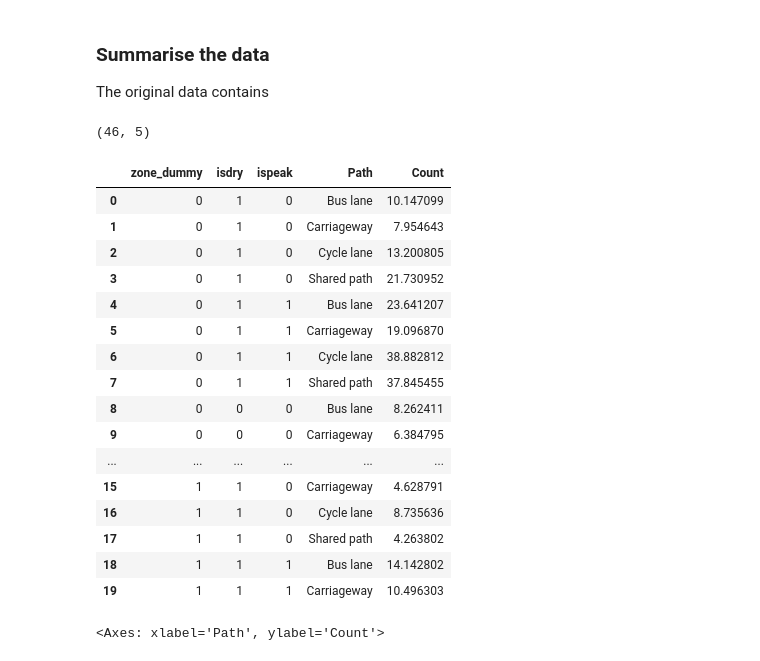
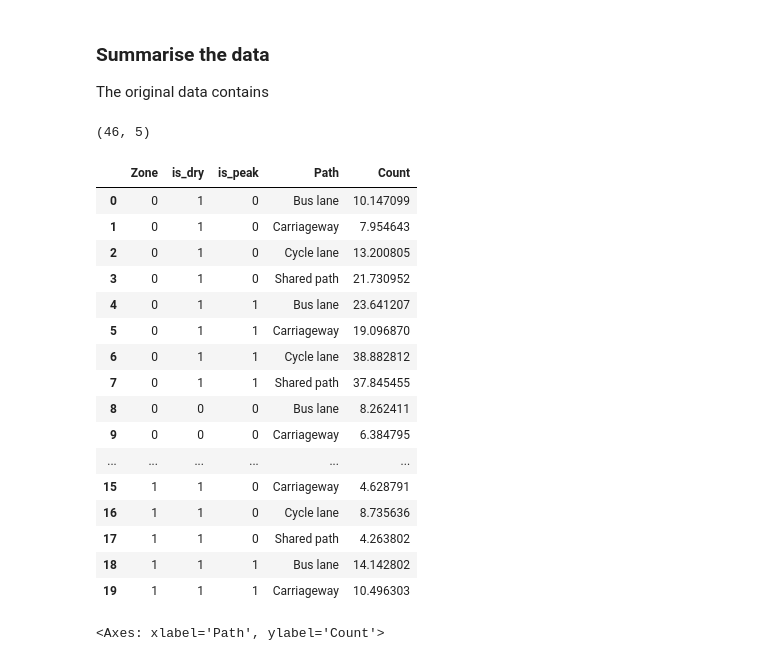
Before and after one commit to sokimura39/QM_Group, a Jupyter notebook: regression.ipynb, the cells around one changed output. Saved outputs shown, nothing was run; the diff lists cells and outputs as text; code cells hidden in the pictures.

```diff
--- a/regression.ipynb
+++ b/regression.ipynb
@@ -78,13 +78,16 @@ The data is cleaned using the following criteria:
 count_joined = count.join(point.set_index('Site ID')[['Borough', 'Road type']], on = 'UnqID')
 
 # Add a new column of distance with distance from centre
-count_joined['zone_dummy'] = count_joined.Zone.map({'Central': 0, 'Inner': 1, 'Outer': 2})
+count_joined['Zone'] = count_joined.Zone.map({'Central': 0, 'Inner': 1, 'Outer': 2})
 
 # Add a new column of isdry and map it to dry: 1 and wet: 0 based on the value of the Weather column
-count_joined['isdry'] = count_joined.Weather.map({'Dry': 1, 'Wet': 0})
+count_joined['is_dry'] = count_joined.Weather.map({'Dry': 1, 'Wet': 0})
+
+# Rename column
+count_joined.rename(columns = {'ispeak': 'is_peak'}, inplace = True)
 
 # extracting the required columns
-columns = ['UnqID', 'zone_dummy', 'datetime', 'isdry', 'Path', 'Mode', 'ispeak', 'Road type', 'Count']
+columns = ['UnqID', 'Zone', 'datetime', 'is_dry', 'Path', 'Mode', 'is_peak', 'Road type', 'Count']
 count_df = count_joined[columns]
 
 # filtering conventional cycles and where road type is defined
@@ -111,12 +114,12 @@ count_df.sample(10)
 The original data contains
 # %%
 # use groupby() to get the average number of cycles for every 15 minutes in each situation
-count_summary = count_df.groupby(['zone_dummy', 'isdry', 'ispeak', 'Path']).Count.mean().dropna().reset_index()
+count_summary = count_df.groupby(['Zone', 'is_dry', 'is_peak', 'Path']).Count.mean().dropna().reset_index()
 print(count_summary.shape)
 count_summary.head(20)
 # %% [output]
 (46, 5)
-|  | zone_dummy | isdry | ispeak | Path | Count |
+|  | Zone | is_dry | is_peak | Path | Count |
 | 0 | 0 | 1 | 0 | Bus lane | 10.147099 |
 | 1 | 0 | 1 | 0 | Carriageway | 7.954643 |
 | 2 | 0 | 1 | 0 | Cycle lane | 13.200805 |
```
Also changed, not shown: parts of 8 cells of this notebook.
